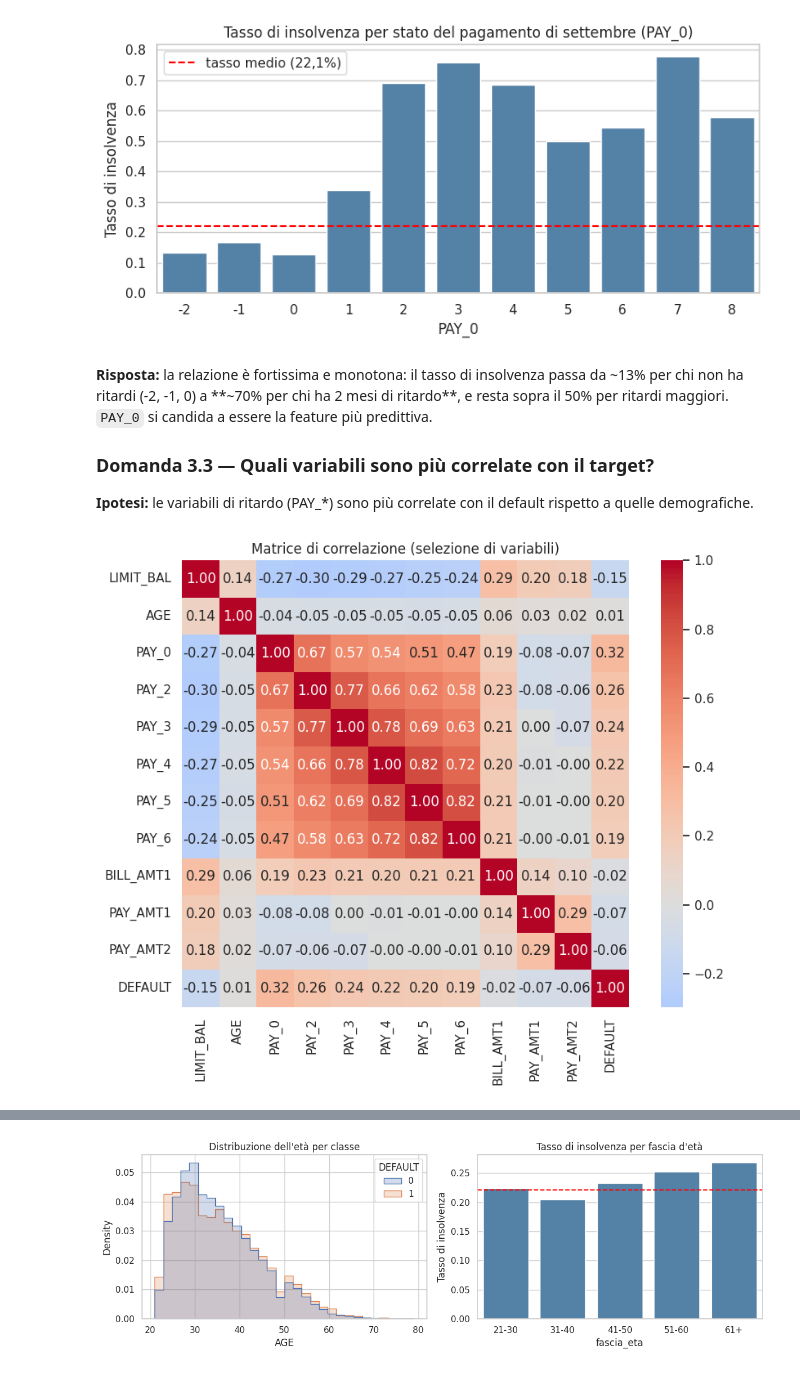
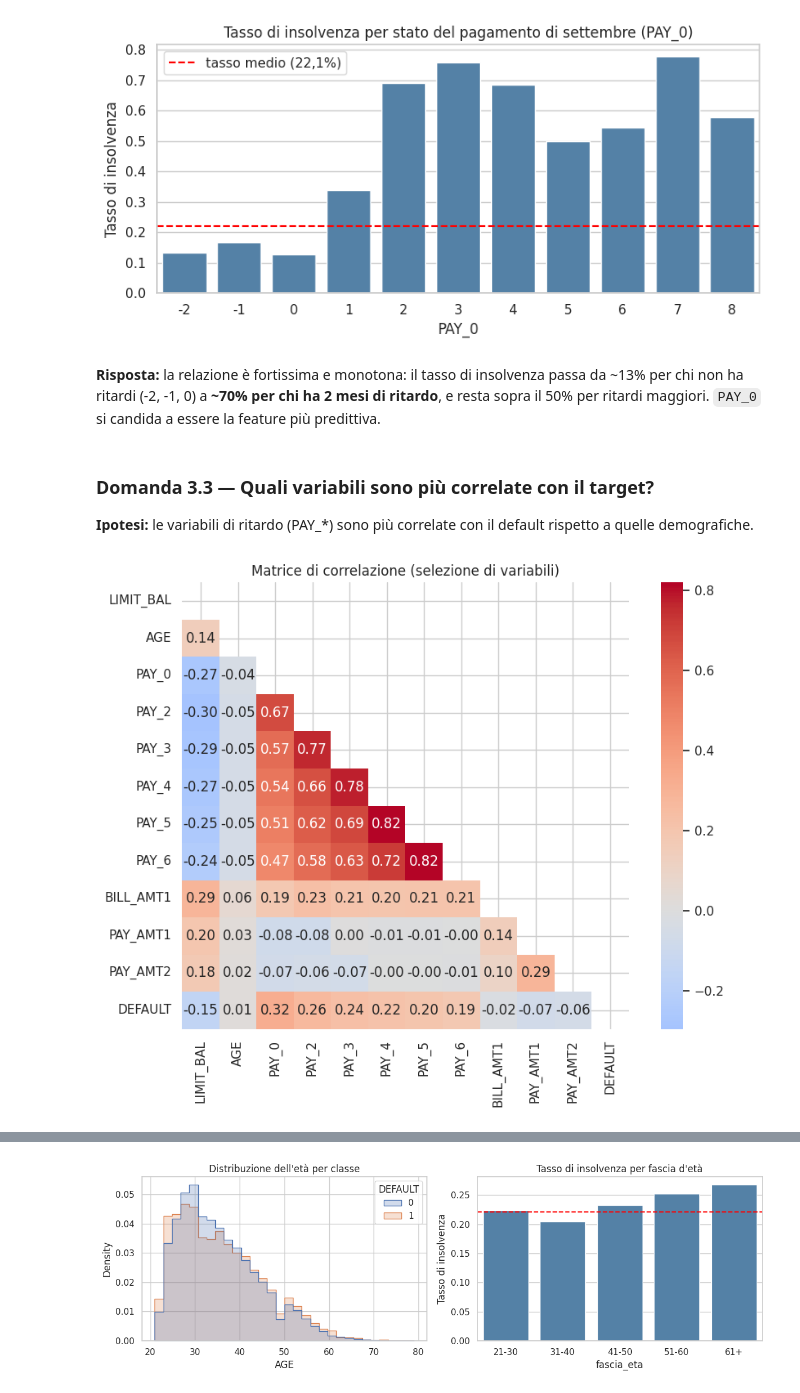
Before and after one commit to etooooooooo/Gruppo-1--Data-Science, a Jupyter notebook: analisi_credit_default.ipynb, the cells around one changed output, grey strips where cells are left out. Cells and saved outputs as stored; diff of their text form; code cells hidden in the pictures.

```diff
--- a/analisi_credit_default.ipynb
+++ b/analisi_credit_default.ipynb
@@ -271,22 +265,26 @@ plt.show()
 # %% [output]
 [figure]
 # %% [markdown]
-**Risposta:** la relazione è fortissima e monotona: il tasso di insolvenza passa da ~13% per chi non ha ritardi (-2, -1, 0) a **~70% per chi ha 2 mesi di ritardo**, e resta sopra il 50% per ritardi maggiori. `PAY_0` si candida a essere la feature più predittiva.
-
-### Domanda 3.3 — Quali variabili sono più correlate con il target?
-
-**Ipotesi:** le variabili di ritardo (PAY_*) sono più correlate con il default rispetto a quelle demografiche.
+**Risposta:** la relazione è fortissima e monotona: il tasso di insolvenza passa da \~13% per chi non ha ritardi (-2, -1, 0) a **\~70% per chi ha 2 mesi di ritardo**, e resta sopra il 50% per ritardi maggiori. `PAY_0` si candida a essere la feature più predittiva.
+# %% [markdown]
+### Domanda 3.3 — Quali variabili sono più correlate con il target?
+
+**Ipotesi:** le variabili di ritardo (PAY_*) sono più correlate con il default rispetto a quelle demografiche.
 # %%
 cols = ["LIMIT_BAL", "AGE", "PAY_0", "PAY_2", "PAY_3", "PAY_4", "PAY_5", "PAY_6",
         "BILL_AMT1", "PAY_AMT1", "PAY_AMT2", "DEFAULT"]
+
+corr = df[cols].corr()
+mask = np.triu(np.ones_like(corr, dtype=bool))  # True = celle da nascondere
+
 fig, ax = plt.subplots(figsize=(9, 7))
-sns.heatmap(df[cols].corr(), annot=True, fmt=".2f", cmap="coolwarm",
+sns.heatmap(corr, mask=mask, annot=True, fmt=".2f", cmap="coolwarm",
             center=0, square=True, ax=ax)
 ax.set_title("Matrice di correlazione (selezione di variabili)")
 plt.tight_layout()
 plt.savefig("sample_data/heatmap_correlazioni.png", dpi=150)
 plt.show()
 # %% [output]
-[figure, old version]
+[figure, new version]
 # %% [markdown]
 **Risposta:** l'ipotesi è confermata. Le correlazioni più alte con `DEFAULT` sono quelle delle variabili **PAY_*** (PAY_0: r ≈ 0,32, decrescente man mano che si va indietro nel tempo), seguite da `LIMIT_BAL` (r ≈ -0,15, negativa: più credito, meno default). `AGE` e gli importi fatturati sono quasi scorrelati con il target. Si nota anche la forte correlazione fra le PAY_* consecutive: chi è in ritardo un mese tende a esserlo anche il successivo.
```
Also changed, not shown: parts of 75 cells of this notebook.
